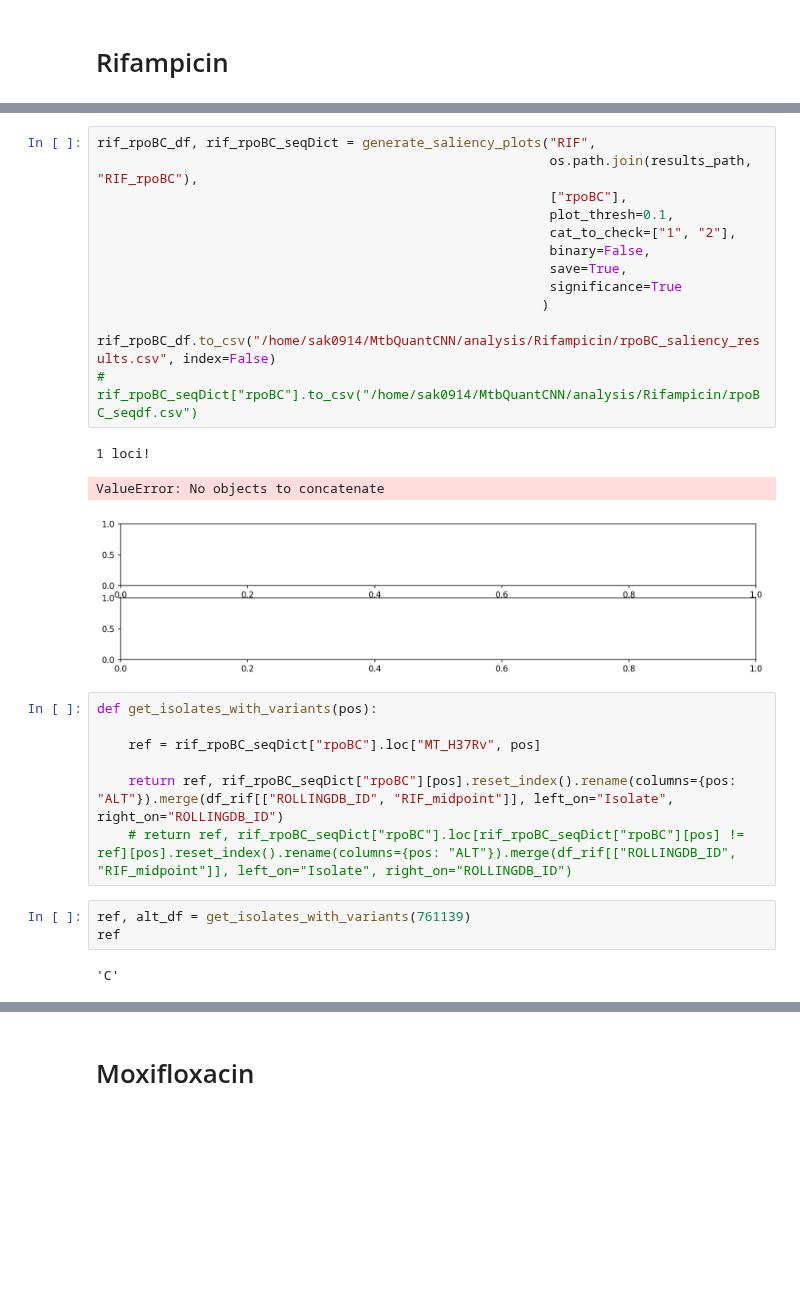
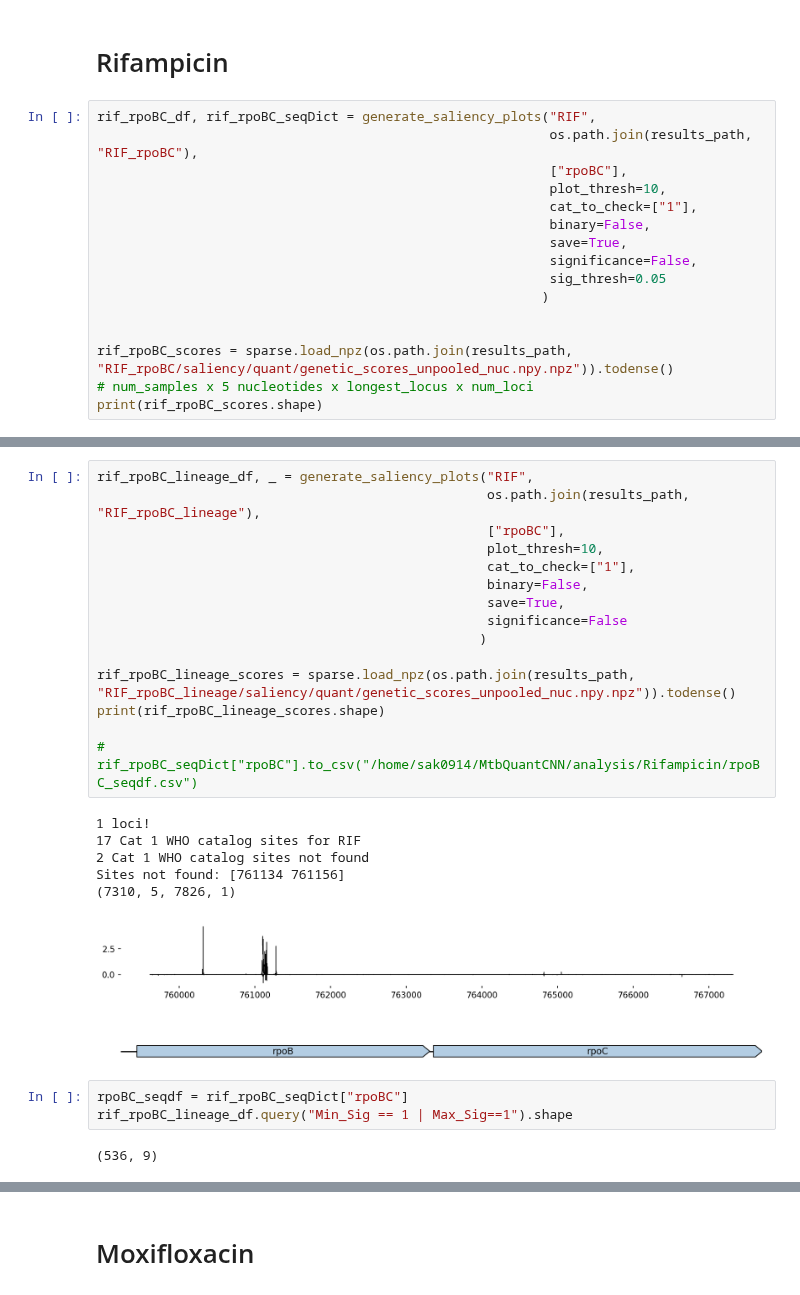
Before and after one commit to sanju99/MtbQuantCNN, a Jupyter notebook: saliency/plot_saliency.ipynb, the cells around one changed output, grey strips where cells are left out. Drawn from its saved outputs; the diff is of its cells as text; blank space fills up the shorter version.

```diff
--- a/saliency/plot_saliency.ipynb
+++ b/saliency/plot_saliency.ipynb
@@ -50,2 +62,18 @@ To enable them in other operations, rebuild TensorFlow with the appropriate comp
 # %% [markdown]
 # Rifampicin
+# %%
+rif_rpoBC_df, rif_rpoBC_seqDict = generate_saliency_plots("RIF",
+                                                          os.path.join(results_path, "RIF_rpoBC"),
+                                                          ["rpoBC"],
+                                                          plot_thresh=10,
+                                                          cat_to_check=["1"],
+                                                          binary=False,
+                                                          save=True,
+                                                          significance=False,
+                                                          sig_thresh=0.05
+                                                         )
+
+
+rif_rpoBC_scores = sparse.load_npz(os.path.join(results_path, "RIF_rpoBC/saliency/quant/genetic_scores_unpooled_nuc.npy.npz")).todense()
+# num_samples x 5 nucleotides x longest_locus x num_loci
+print(rif_rpoBC_scores.shape)
@@ -52,29 +126,27 @@ To enable them in other operations, rebuild TensorFlow with the appropriate comp
 # %%
-rif_rpoBC_df, rif_rpoBC_seqDict = generate_saliency_plots("RIF",
-                                                          os.path.join(results_path, "RIF_rpoBC"),
-                                                          ["rpoBC"],
-                                                          plot_thresh=0.1,
-                                                          cat_to_check=["1", "2"],
-                                                          binary=False,
-                                                          save=True,
-                                                          significance=True
-                                                         )
+rif_rpoBC_lineage_df, _ = generate_saliency_plots("RIF",
+                                                  os.path.join(results_path, "RIF_rpoBC_lineage"),
+                                                  ["rpoBC"],
+                                                  plot_thresh=10,
+                                                  cat_to_check=["1"],
+                                                  binary=False,
+                                                  save=True,
+                                                  significance=False
+                                                 )
 
-rif_rpoBC_df.to_csv("/home/sak0914/MtbQuantCNN/analysis/Rifampicin/rpoBC_saliency_results.csv", index=False)
+rif_rpoBC_lineage_scores = sparse.load_npz(os.path.join(results_path, "RIF_rpoBC_lineage/saliency/quant/genetic_scores_unpooled_nuc.npy.npz")).todense()
+print(rif_rpoBC_lineage_scores.shape)
+
 # rif_rpoBC_seqDict["rpoBC"].to_csv("/home/sak0914/MtbQuantCNN/analysis/Rifampicin/rpoBC_seqdf.csv")
 # %% [output]
 1 loci!
+17 Cat 1 WHO catalog sites for RIF
+2 Cat 1 WHO catalog sites not found
+Sites not found: [761134 761156]
+(7310, 5, 7826, 1)
-ValueError: No objects to concatenate
-[figure, old version]
+[figure, new version]
-# %%
-def get_isolates_with_variants(pos):
-
-    ref = rif_rpoBC_seqDict["rpoBC"].loc["MT_H37Rv", pos]
-
-    return ref, rif_rpoBC_seqDict["rpoBC"][pos].reset_index().rename(columns={pos: "ALT"}).merge(df_rif[["ROLLINGDB_ID", "RIF_midpoint"]], left_on="Isolate", right_on="ROLLINGDB_ID")
-    # return ref, rif_rpoBC_seqDict["rpoBC"].loc[rif_rpoBC_seqDict["rpoBC"][pos] != ref][pos].reset_index().rename(columns={pos: "ALT"}).merge(df_rif[["ROLLINGDB_ID", "RIF_midpoint"]], left_on="Isolate", right_on="ROLLINGDB_ID")
-# %%
-ref, alt_df = get_isolates_with_variants(761139)
-ref
-# %% [output]
-'C'
+# %%
+rpoBC_seqdf = rif_rpoBC_seqDict["rpoBC"]
+rif_rpoBC_lineage_df.query("Min_Sig == 1 | Max_Sig==1").shape
+# %% [output]
+(536, 9)
```
Also changed, not shown: parts of 154 cells of this notebook, 24 other files.
